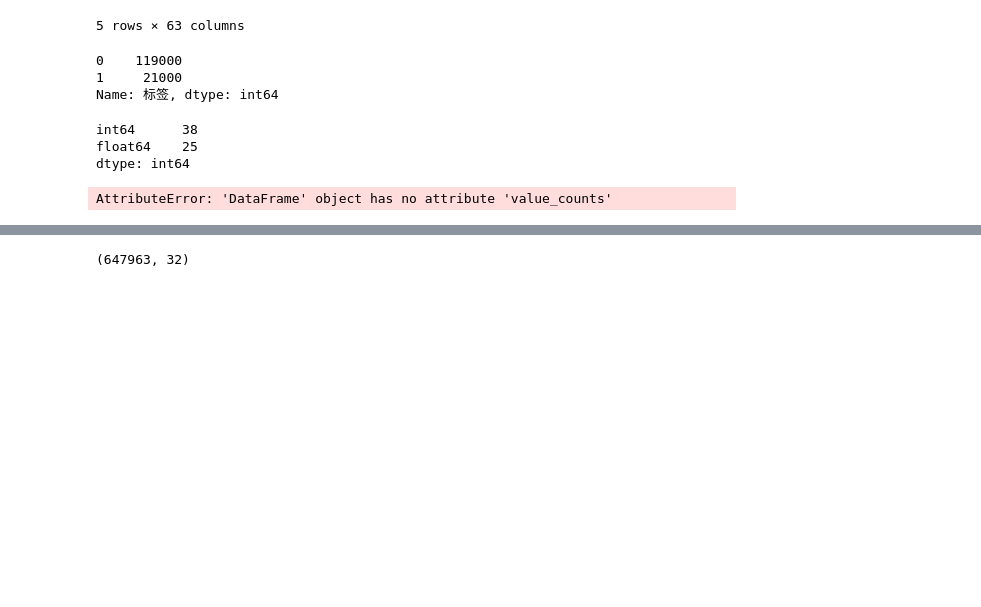
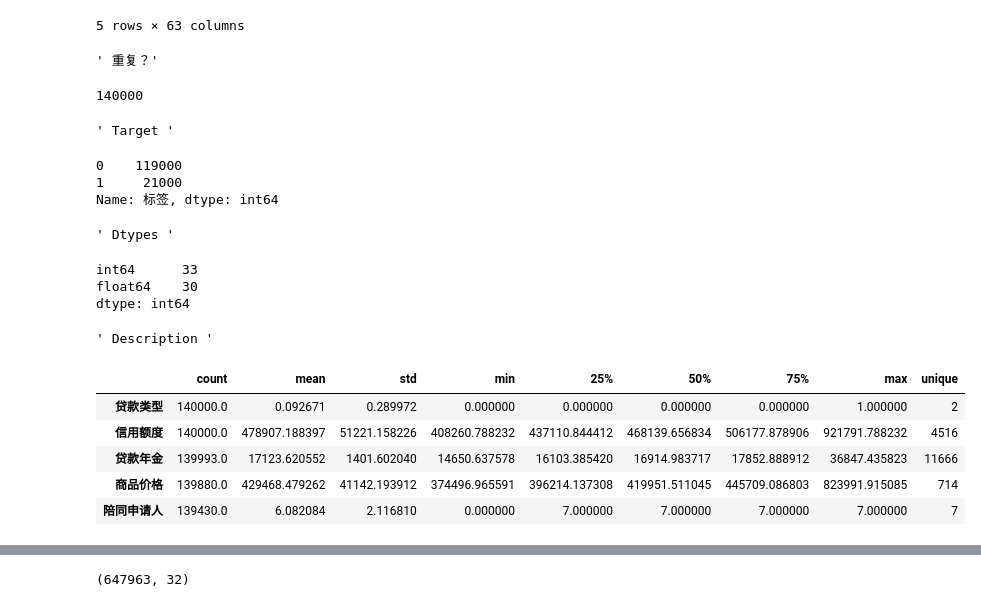
Before and after one commit to boyang-li/the-mission-cup, a Jupyter notebook: 0_eda.ipynb, the cells around one changed output, grey strips where cells are left out. Drawn from its saved outputs; the diff is of its cells as text; code cells hidden in the pictures; blank space fills up the shorter version.

```diff
--- a/0_data_explore.ipynb
+++ b/0_eda.ipynb
@@ -109,20 +173,40 @@ d11.to_csv(f'./tmp/0_merge11.csv')
 | 4 | 5 | 0 | 0 | 434196.988738 | 16165.009200 | 394698.985793 | 7.0 | -17919 | -11037 | -9350 | ... |
 5 rows × 63 columns
 # %%
-d11['标签'].value_counts()
+''' 重复？'''
+d11[uid].nunique()
+
+''' Target '''
+d11[target].value_counts()
+
+''' Dtypes '''
 d11.dtypes.value_counts()
-# Description
 
-cols_desc = d11.drop([uid, target], axis=1).describe().T
+''' Description '''
+d_feats = d11.drop([uid, target], axis=1)
+cols_desc = d_feats.describe().T
+# Unique
+cols_unique = d_feats.apply(pd.Series.nunique, axis = 0)
+cols_unique = pd.DataFrame(cols_unique, columns=['unique'])
+cols_desc = cols_desc.join(cols_unique)
+
+cols_desc.head()
 cols_desc.to_csv(f'./tmp/0_cols_desc.csv')
 # %% [output]
-0    119000
-1     21000
-Name: 标签, dtype: int64
+' 重复？'
-int64      38
-float64    25
-dtype: int64
+140000
+' Target '
+0    119000
+1     21000
+Name: 标签, dtype: int64
+' Dtypes '
+int64      33
+float64    30
+dtype: int64
+' Description '
+|  | count | mean | std | min | 25% | 50% | 75% | max | unique |
+| 贷款类型 | 140000.0 | 0.092671 | 0.289972 | 0.000000 | 0.000000 | 0.000000 | 0.000000 | 1.000000 | 2 |
+| 信用额度 | 140000.0 | 478907.188397 | 51221.158226 | 408260.788232 | 437110.844412 | 468139.656834 | 506177.878906 | 921791.788232 | 4516 |
+| 贷款年金 | 139993.0 | 17123.620552 | 1401.602040 | 14650.637578 | 16103.385420 | 16914.983717 | 17852.888912 | 36847.435823 | 11666 |
+| 商品价格 | 139880.0 | 429468.479262 | 41142.193912 | 374496.965591 | 396214.137308 | 419951.511045 | 445709.086803 | 823991.915085 | 714 |
+| 陪同申请人 | 139430.0 | 6.082084 | 2.116810 | 0.000000 | 7.000000 | 7.000000 | 7.000000 | 7.000000 | 7 |
-# %%
-d11.value_counts()
-# %% [output]
-AttributeError: 'DataFrame' object has no attribute 'value_counts'
```
Also changed, not shown: parts of 12 cells of this notebook, 2 other files.
